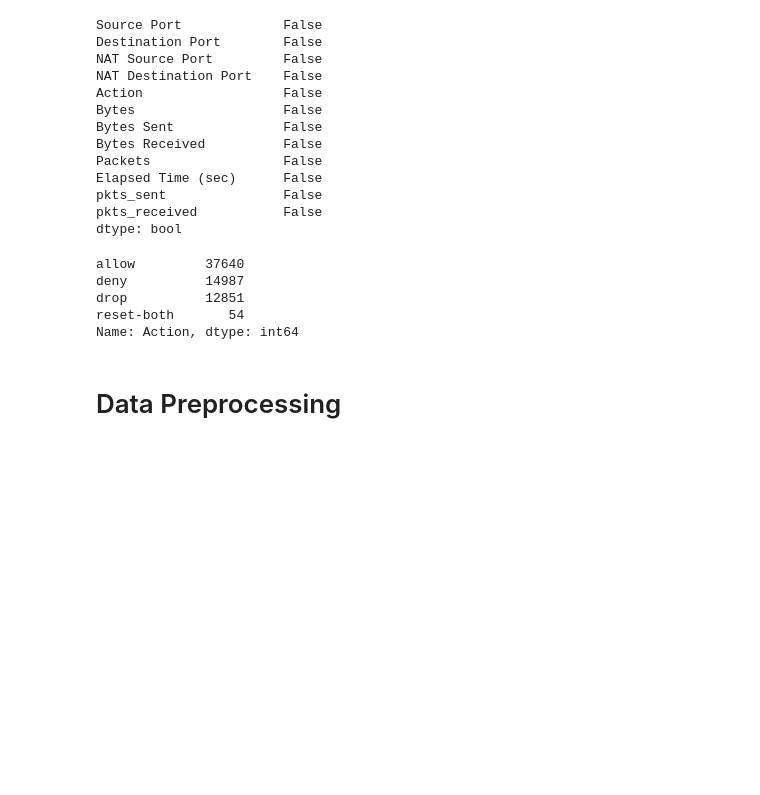
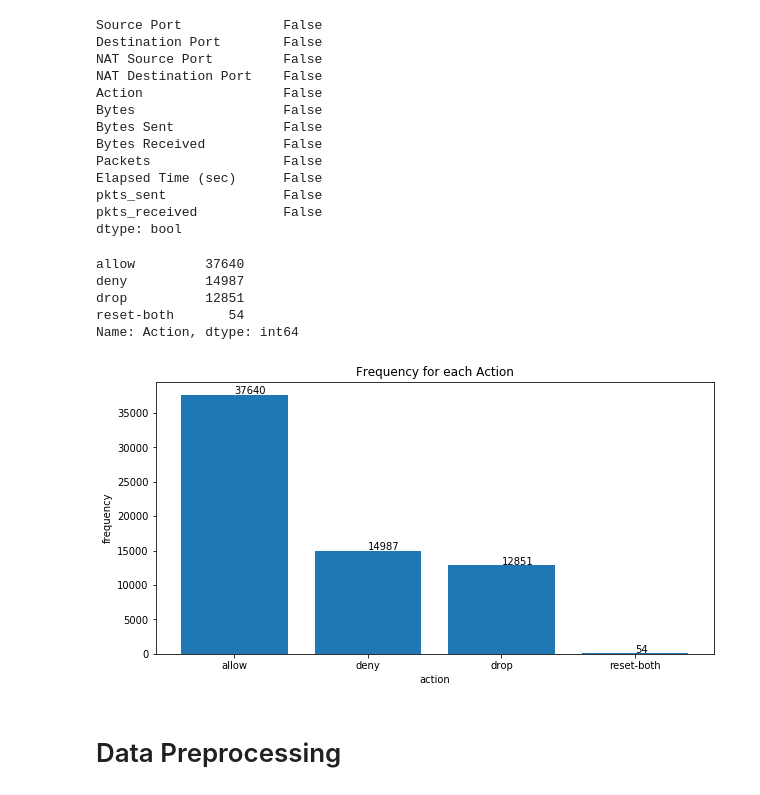
Before and after one commit to ChristosDeretzis/Firewall-dataset-Neural-Networks, a Jupyter notebook: Neural_Networks_Project_02.ipynb, the cells around one changed output. Saved outputs shown, nothing was run; the diff lists cells and outputs as text; code cells hidden in the pictures; blank space fills up the shorter version.

```diff
--- a/Neural_Networks_Project_02.ipynb
+++ b/Neural_Networks_Project_02.ipynb
@@ -53,6 +54,20 @@ deny          14987
 drop          12851
 reset-both       54
 Name: Action, dtype: int64
+# %%
+class_labels = ['allow', 'deny', 'drop', 'reset-both']
+class_count = list(df['Action'].value_counts())
+
+plt.figure(figsize=(10,5))
+plt.bar(class_labels, class_count)
+plt.title('Frequency for each Action')
+plt.xlabel('action')
+plt.ylabel('frequency')
+for i, v in enumerate(class_count):
+    plt.text(i, v + 100, s = str(v))
+plt.show()
+# %% [output]
+[figure, added]
 # %% [markdown]
 # Data Preprocessing
 # %%
```
Also changed, not shown: parts of 17 cells of this notebook.
